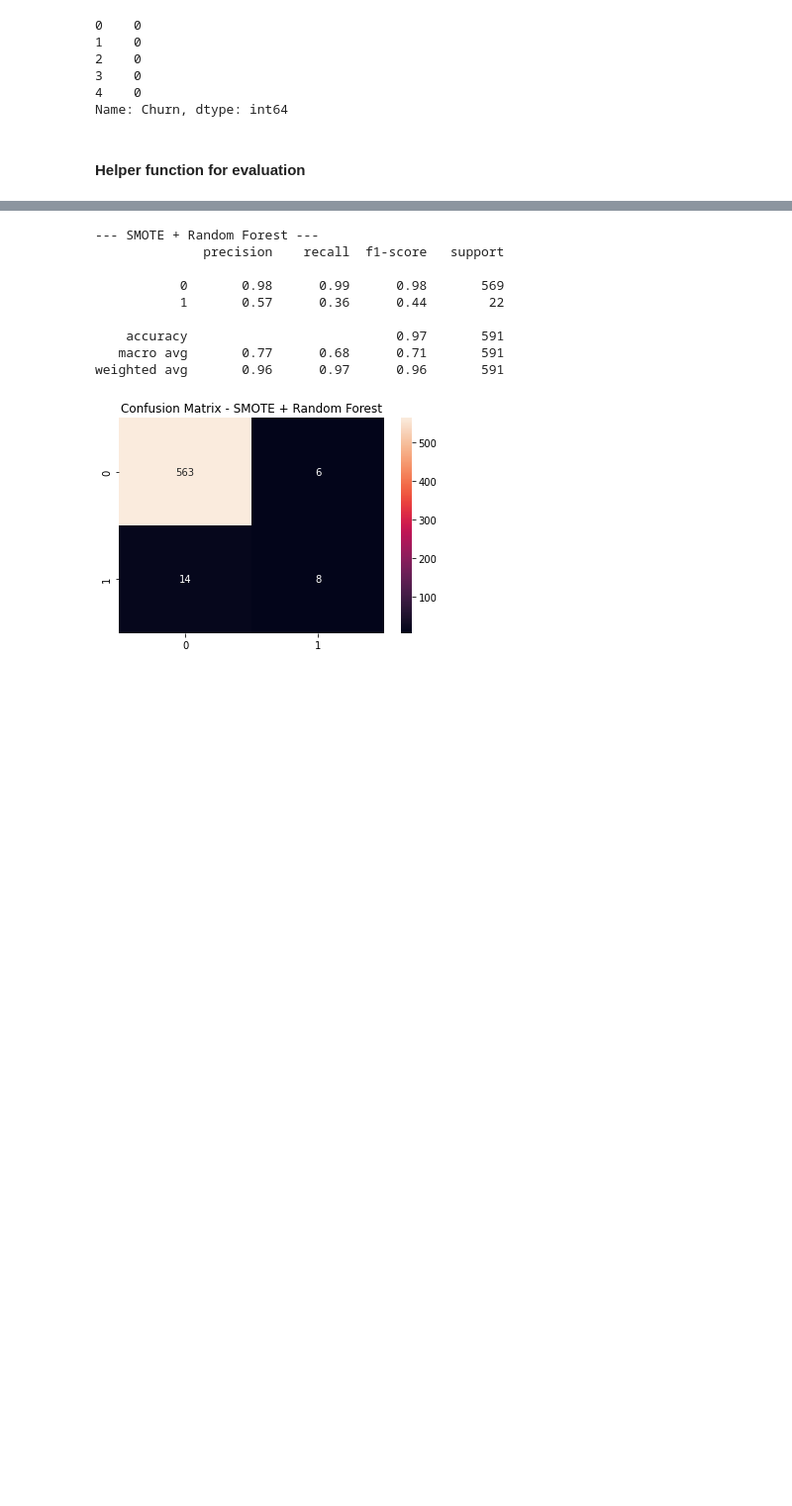
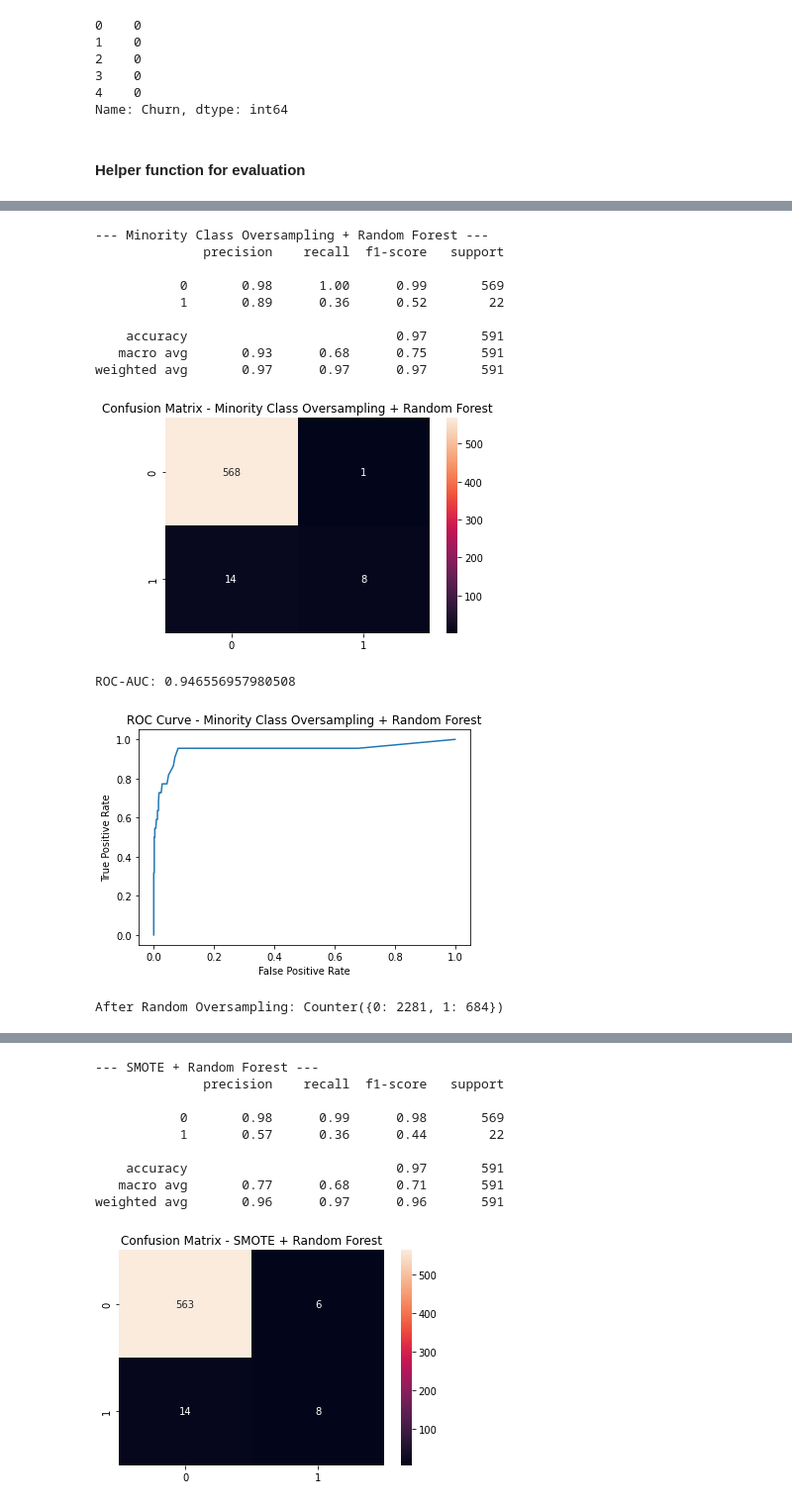
Before and after one commit to shaypal5/mta_econml_25, a Jupyter notebook: part_1_churn/session_4/p1_n2_sol.ipynb, the cells around one changed output, grey strips where cells are left out. Shown at 99% size. Drawn from its saved outputs; the diff is of its cells as text; code cells hidden in the pictures; blank space fills up the shorter version.

```diff
--- a/part_1_churn/session_4/p1_n2_sol.ipynb
+++ b/part_1_churn/session_4/p1_n2_sol.ipynb
@@ -100,0 +132,24 @@ from utils import evaluate_model
+# %%
+clf_mcos = RandomForestClassifier(random_state=42)
+clf_mcos.fit(X_mcos, y_mcos)
+evaluate_model(clf_mcos, X_test, y_test, "Minority Class Oversampling + Random Forest")
+# %% [output]
+--- Minority Class Oversampling + Random Forest ---
+              precision    recall  f1-score   support
+
+           0       0.98      1.00      0.99       569
+           1       0.89      0.36      0.52        22
+
+    accuracy                           0.97       591
+   macro avg       0.93      0.68      0.75       591
+weighted avg       0.97      0.97      0.97       591
+[figure, added]
+ROC-AUC: 0.946556957980508
+[figure, added]
+# %%
+ros = RandomOverSampler(sampling_strategy=0.3, random_state=42)
+X_mcos, y_mcos = ros.fit_resample(X_train, y_train)
+
+print("After Random Oversampling:", Counter(y_mcos))
+# %% [output]
+After Random Oversampling: Counter({0: 2281, 1: 684})
```
Also changed, not shown: parts of 15 cells of this notebook, 1 other file.
